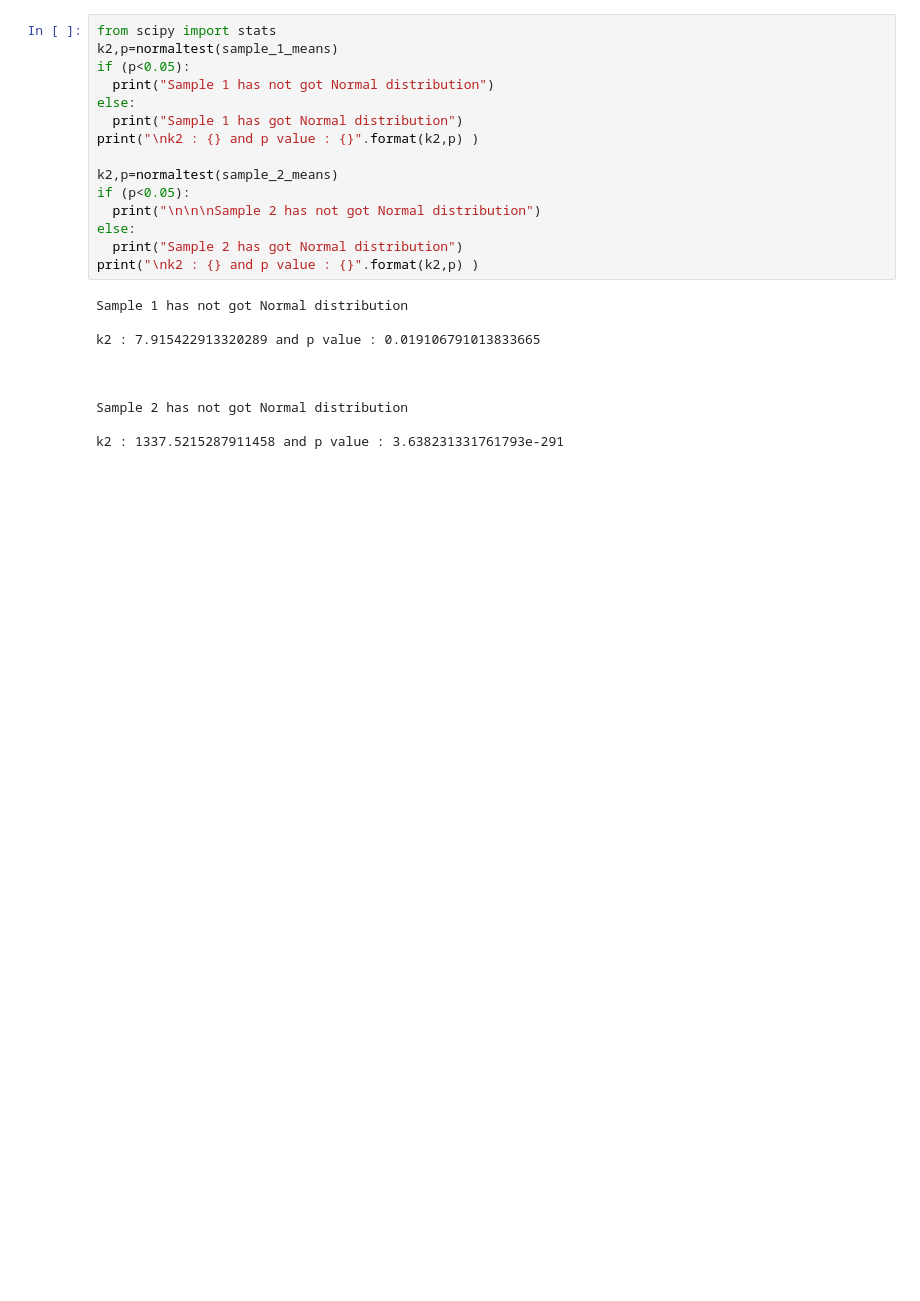
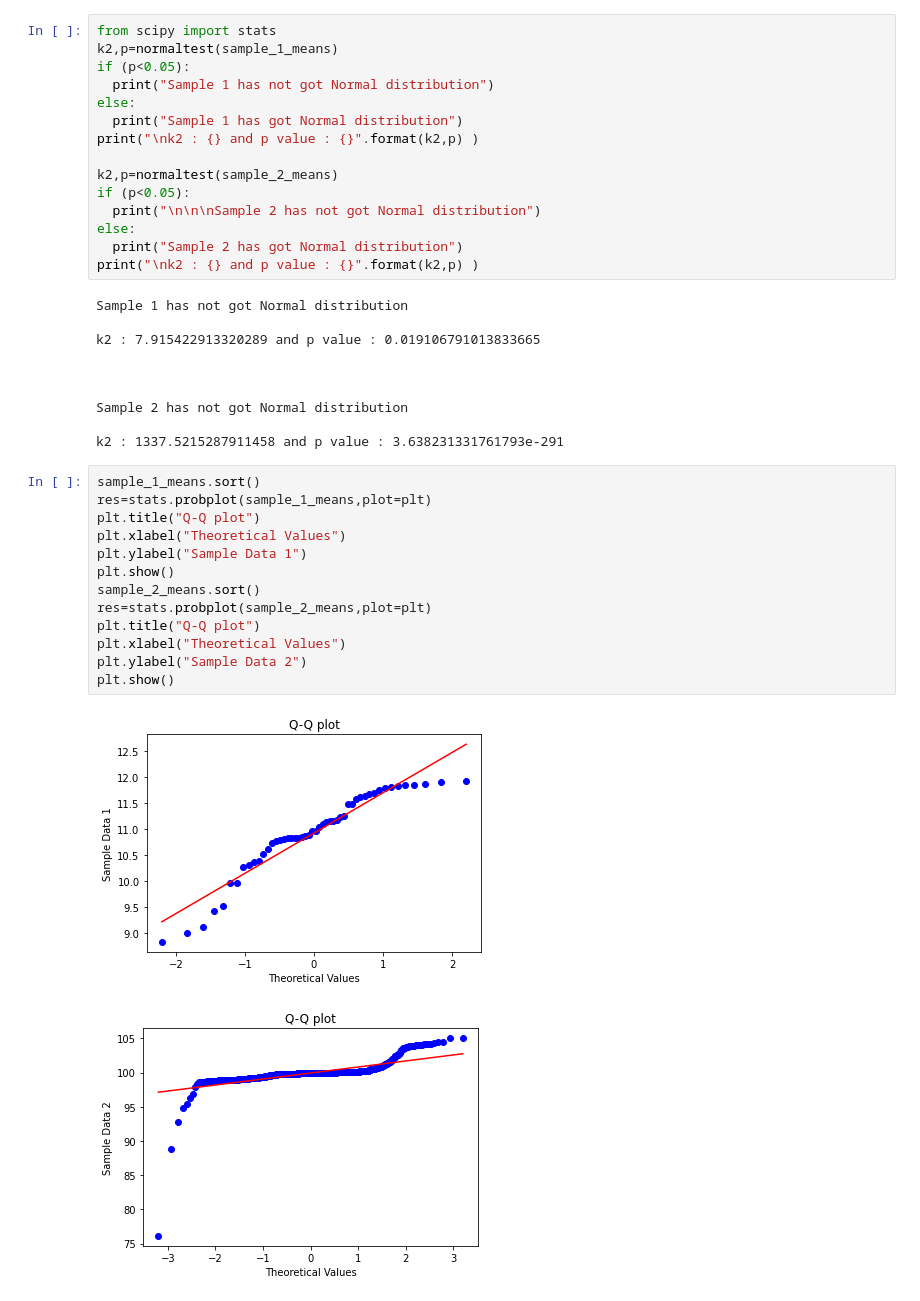
Before and after one commit to SORencber/BootRain, a Jupyter notebook: 05_04.ipynb, the cells around one changed output. Saved outputs shown, nothing was run; the diff lists cells and outputs as text; blank space fills up the shorter version.

```diff
--- a/05_04.ipynb
+++ b/05_04.ipynb
@@ -55,3 +55,19 @@ k2 : 7.915422913320289 and p value : 0.019106791013833665
 Sample 2 has not got Normal distribution
 
 k2 : 1337.5215287911458 and p value : 3.638231331761793e-291
+# %%
+sample_1_means.sort()
+res=stats.probplot(sample_1_means,plot=plt)
+plt.title("Q-Q plot")
+plt.xlabel("Theoretical Values")
+plt.ylabel("Sample Data 1")
+plt.show()
+sample_2_means.sort()
+res=stats.probplot(sample_2_means,plot=plt)
+plt.title("Q-Q plot")
+plt.xlabel("Theoretical Values")
+plt.ylabel("Sample Data 2")
+plt.show()
+# %% [output]
+[figure, added]
+[figure, added]
```
